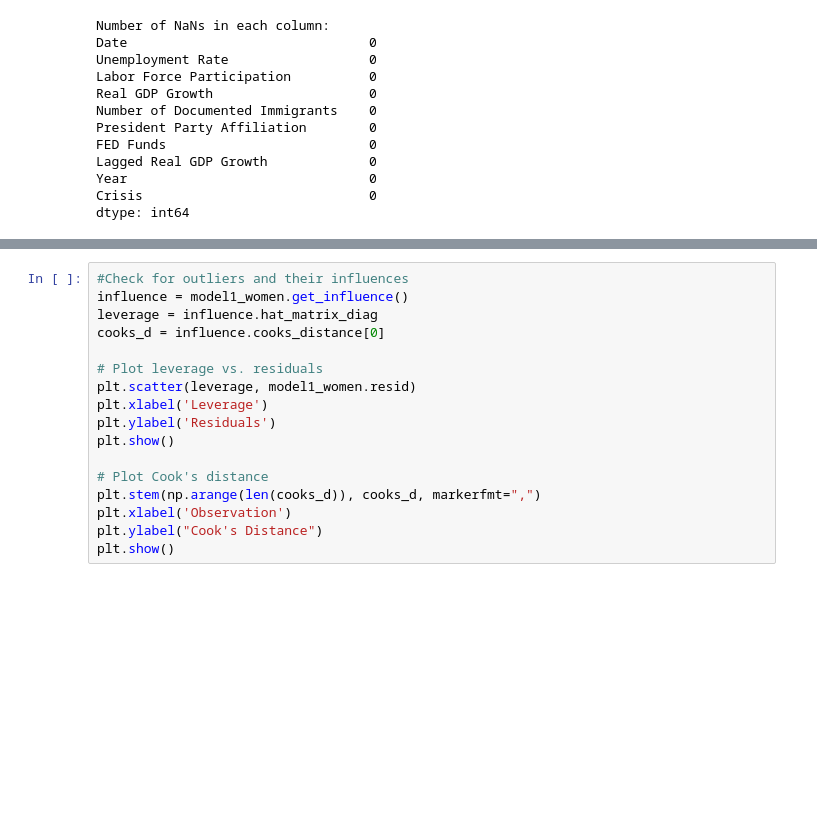
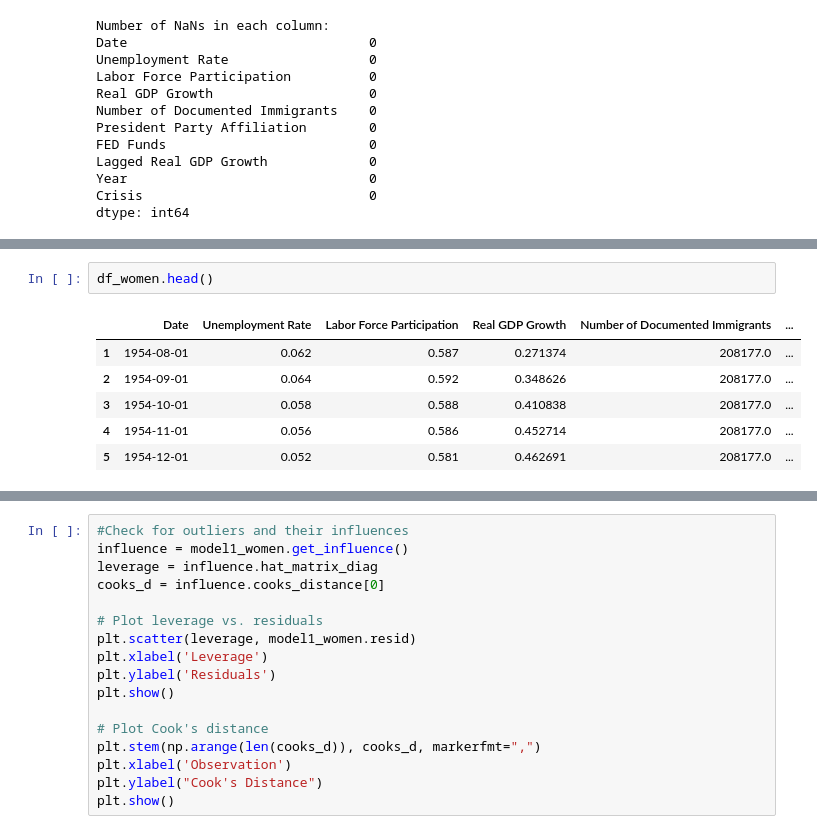
Before and after one commit to wrwr4859/UCB-data-project-1-groupx, a Jupyter notebook: project1_group4.ipynb, the cells around one changed output, grey strips where cells are left out. Saved outputs shown, nothing was run; the diff lists cells and outputs as text; blank space fills up the shorter version.

```diff
--- a/project1_group4.ipynb
+++ b/project1_group4.ipynb
@@ -782,6 +902,15 @@ Covariance Type:            nonrobust
 
 Notes:
 [1] Standard Errors assume that the covariance matrix of the errors is correctly specified.
+# %%
+df_women.head()
+# %% [output]
+|  | Date | Unemployment Rate | Labor Force Participation | Real GDP Growth | Number of Documented Immigrants | ... |
+| 1 | 1954-08-01 | 0.062 | 0.587 | 0.271374 | 208177.0 | ... |
+| 2 | 1954-09-01 | 0.064 | 0.592 | 0.348626 | 208177.0 | ... |
+| 3 | 1954-10-01 | 0.058 | 0.588 | 0.410838 | 208177.0 | ... |
+| 4 | 1954-11-01 | 0.056 | 0.586 | 0.452714 | 208177.0 | ... |
+| 5 | 1954-12-01 | 0.052 | 0.581 | 0.462691 | 208177.0 | ... |
 # %%
 # Q-Q plot for the model1_men residuals
 plt.figure(figsize=(8, 6))
```
Also changed, not shown: parts of 48 cells of this notebook.
